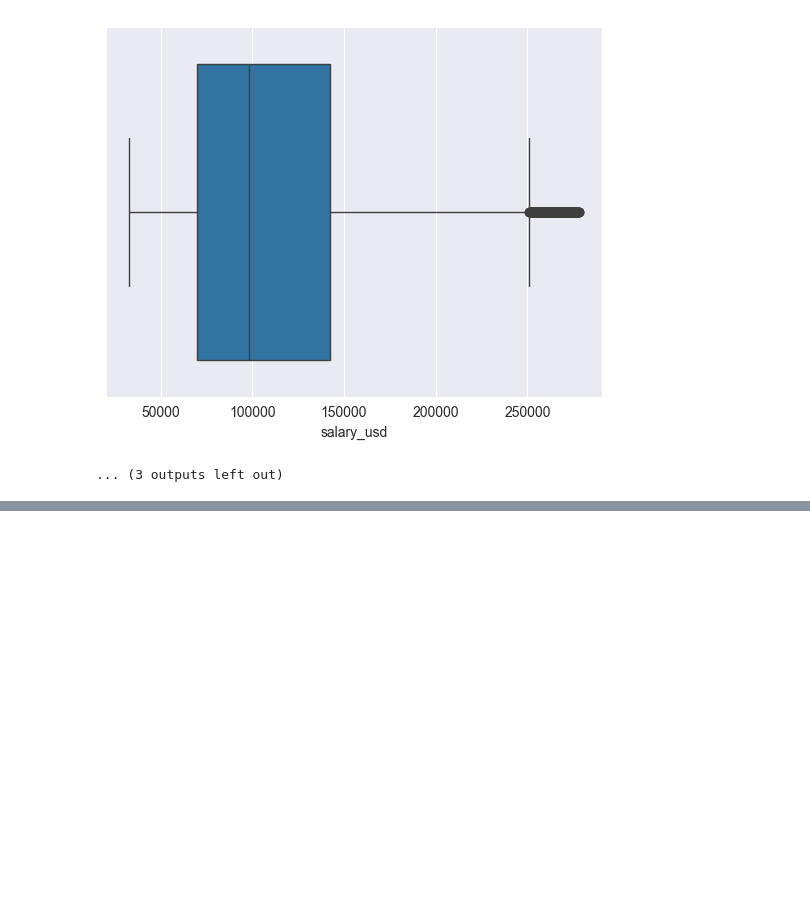
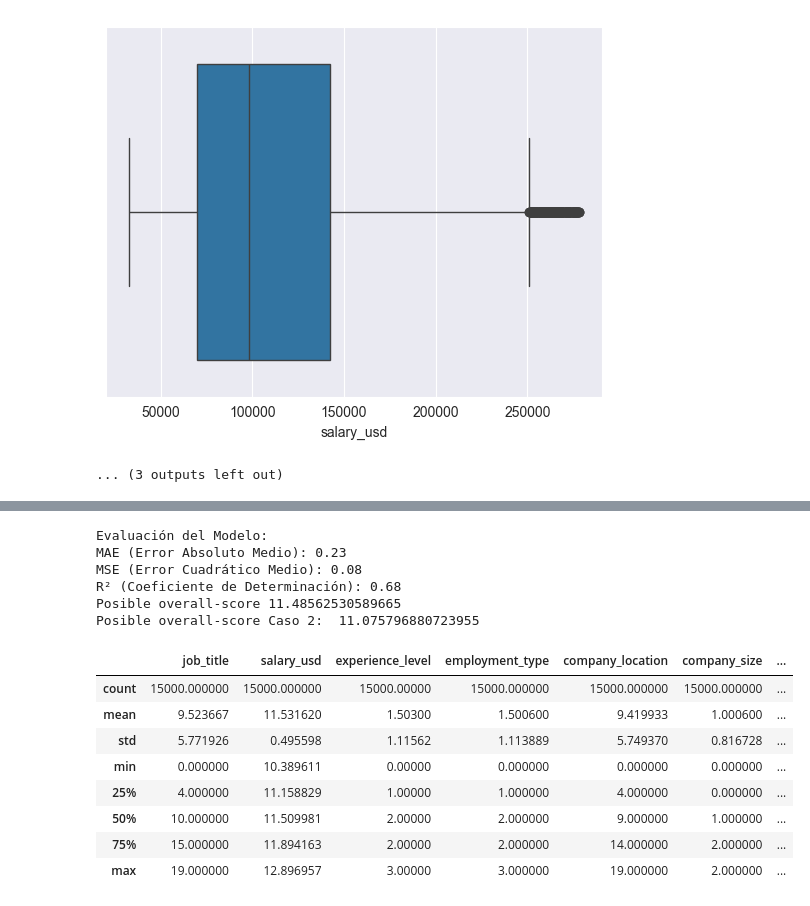
Before and after one commit to Wilmar21/Global_IA_Job_Market_Analysis, a Jupyter notebook: JobsIA.ipynb, the cells around one changed output, grey strips where cells are left out. Saved outputs shown, nothing was run; the diff lists cells and outputs as text; code cells hidden in the pictures; blank space fills up the shorter version.

```diff
--- a/JobsIA.ipynb
+++ b/JobsIA.ipynb
@@ -573,0 +599,80 @@ VALORES CON LA TRANFORMADA EN LOS AÑOS DE EXPERIENCIA
+# %%
+# Implementacion regresion lineal
+
+from sklearn.linear_model import LinearRegression
+from sklearn.metrics import mean_absolute_error, mean_squared_error, r2_score
+from sklearn.model_selection import train_test_split
+
+nombreColumnas = ['job_title', 'experience_level', 'years_experience', 'employment_type', 'education_required', 'remote_ratio', 'company_location', 'company_size','benefits_score', 'salary_usd']
+jobsDatesetModeloRegresion = jobsDatasetClean[nombreColumnas].copy()
+
+variableObjetivo = jobsDatesetModeloRegresion['salary_usd']
+jobsDatesetModeloRegresion = jobsDatesetModeloRegresion.drop(columns=['salary_usd'])
+
+# Creacion de los conjuntos de datos para el modelo de prediccion
+X_train, X_test, y_train, y_test = train_test_split(jobsDatesetModeloRegresion, variableObjetivo, test_size=0.2,
+                                                    random_state=42)
+model = LinearRegression()
+model.fit(X_train, y_train)
+
+y_pred = model.predict(X_test)
+
+mae = mean_absolute_error(y_test, y_pred)
+mse = mean_squared_error(y_test, y_pred)
+r2 = r2_score(y_test, y_pred)
+
+print("Evaluación del Modelo:")
+print(f"MAE (Error Absoluto Medio): {mae:.2f}")
+print(f"MSE (Error Cuadrático Medio): {mse:.2f}")
+print(f"R² (Coeficiente de Determinación): {r2:.2f}")
+
+evaluarCaso = pandas.DataFrame({
+    'job_title': [9],
+    'experience_level': [1],
+    'years_experience': [2],
+    'employment_type': [1],
+    'education_required': [1],
+    'remote_ratio': [50],
+    'company_location': [9],
+    'company_size': [1],
+    'benefits_score': [7]
+}
+)
+
+evaluarCasoDos = pandas.DataFrame({
+    'job_title': [19],
+    'experience_level': [3],
+    'years_experience': [4],
+    'employment_type': [3],
+    'education_required': [3],
+    'remote_ratio': [100],
+    'company_location': [19],
+    'company_size': [10],
+    'benefits_score': [2]
+}
+)
+
+prediccion = model.predict(evaluarCaso)
+print("Posible overall-score", prediccion[0])
+
+prediccionDos = model.predict(evaluarCasoDos)
+print("Posible overall-score Caso 2: ", prediccionDos[0])
+# %% [output]
+Evaluación del Modelo:
+MAE (Error Absoluto Medio): 0.23
+MSE (Error Cuadrático Medio): 0.08
+R² (Coeficiente de Determinación): 0.68
+Posible overall-score 11.48562530589665
+Posible overall-score Caso 2:  11.075796880723955
+# %%
+jobsDatasetClean.describe()
+# %% [output]
+|  | job_title | salary_usd | experience_level | employment_type | company_location | company_size | ... |
+| count | 15000.000000 | 15000.000000 | 15000.00000 | 15000.000000 | 15000.000000 | 15000.000000 | ... |
+| mean | 9.523667 | 11.531620 | 1.50300 | 1.500600 | 9.419933 | 1.000600 | ... |
+| std | 5.771926 | 0.495598 | 1.11562 | 1.113889 | 5.749370 | 0.816728 | ... |
+| min | 0.000000 | 10.389611 | 0.00000 | 0.000000 | 0.000000 | 0.000000 | ... |
+| 25% | 4.000000 | 11.158829 | 1.00000 | 1.000000 | 4.000000 | 0.000000 | ... |
+| 50% | 10.000000 | 11.509981 | 2.00000 | 2.000000 | 9.000000 | 1.000000 | ... |
+| 75% | 15.000000 | 11.894163 | 2.00000 | 2.000000 | 14.000000 | 2.000000 | ... |
+| max | 19.000000 | 12.896957 | 3.00000 | 3.000000 | 19.000000 | 2.000000 | ... |
```
Also changed, not shown: parts of 5 cells of this notebook.
